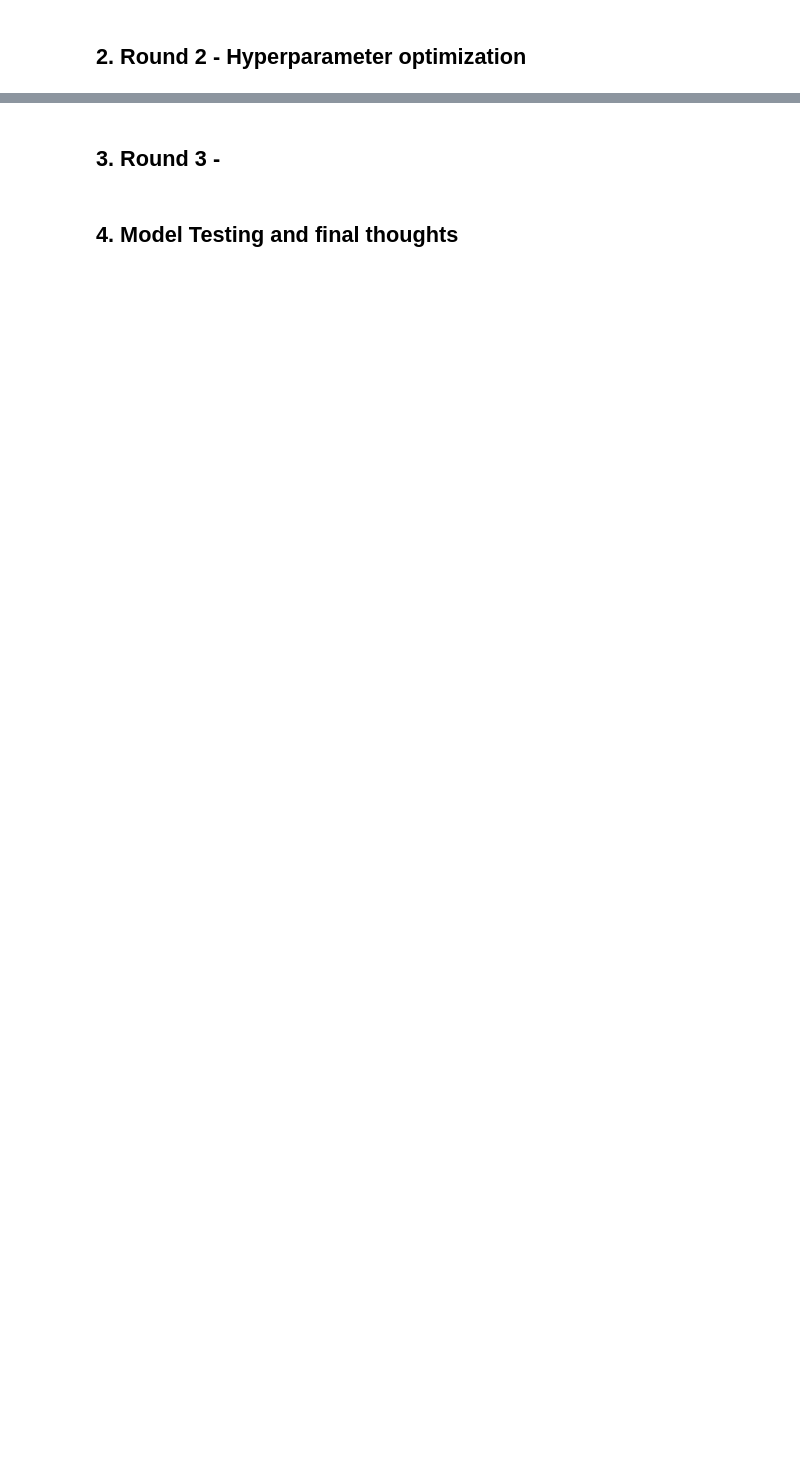
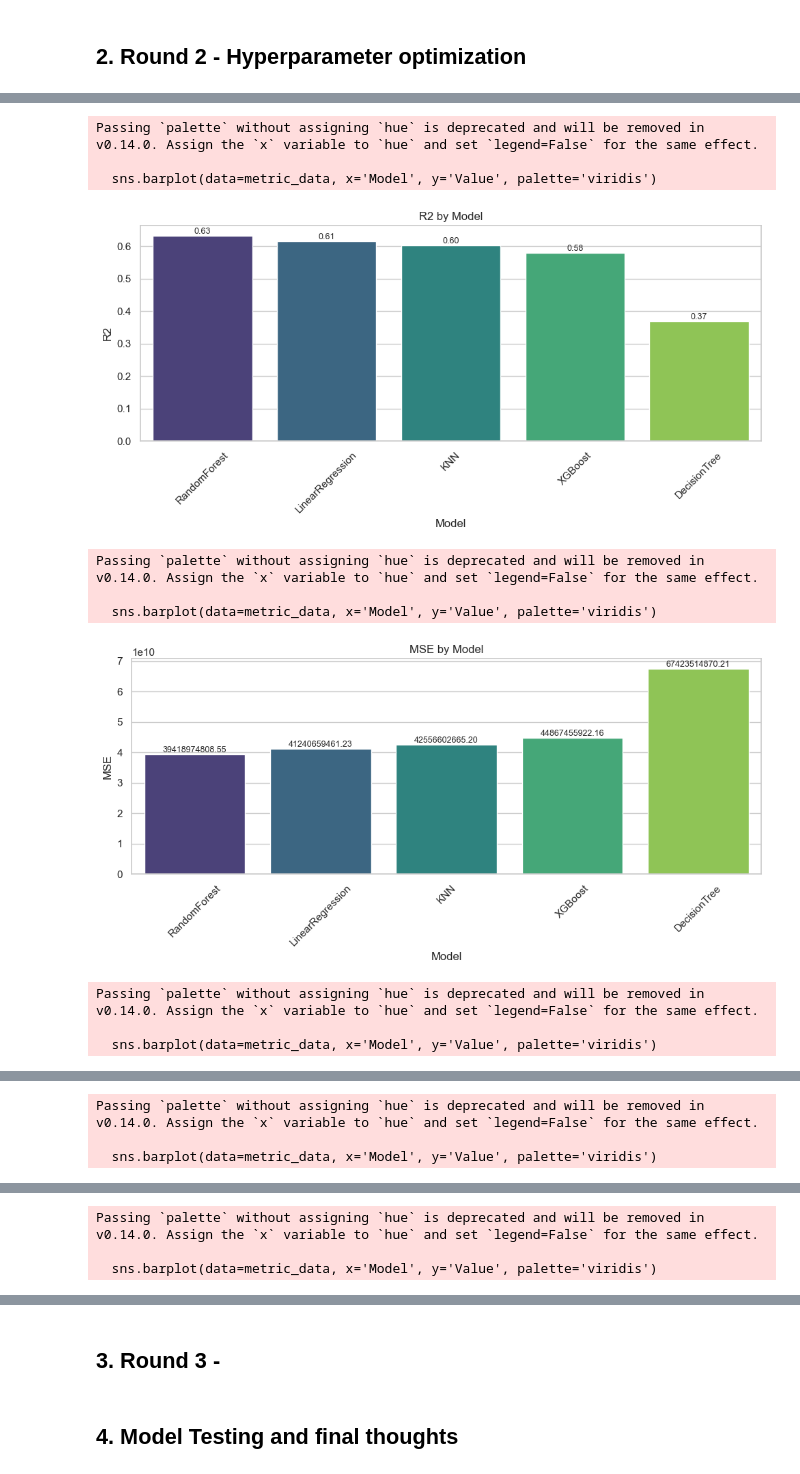
Before and after one commit to David38mk/house-price-prediction-ML, a Jupyter notebook: notebooks/Model_train_and_test.ipynb, the cells around one changed output, grey strips where cells are left out. Drawn from its saved outputs; the diff is of its cells as text; code cells hidden in the pictures; blank space fills up the shorter version.

```diff
--- a/notebooks/Model_train_and_test.ipynb
+++ b/notebooks/Model_train_and_test.ipynb
@@ -168,3 +169,39 @@ plot_predictions(models, X_test, y_test)
 [figure]
 # %% [markdown]
 ## 2. Round 2 - Hyperparameter optimization
+# %%
+def run_randomized_search(models, X_train, y_train, cv_splitter, n_iter=30):
+    """
+    Run RandomizedSearchCV on provided models and param grids,
+    return best estimators in a dict.
+
+    Args:
+        models (dict): {model_name: (estimator, param_grid)}
+        X_train, y_train: training data
+        cv_splitter: cross-validation splitter (e.g. KFold object)
+        n_iter (int): number of iterations for RandomizedSearchCV
+
+    Returns:
+        dict: best estimators keyed by model name
+    """
+    best_estimators = {}
+
+    for name, (model, params) in models.items():
+        print(f"Running RandomizedSearchCV for {name}...")
+        search = RandomizedSearchCV(
+            estimator=model,
+            param_distributions=params,
+            n_iter=n_iter,
+            scoring='neg_mean_squared_error',
+            cv=cv_splitter,
+            random_state=42,
+            n_jobs=-1,
+            verbose=1
+        )
+        search.fit(X_train, y_train)
+        best_estimators[name] = search.best_estimator_
+
+        print(f"Best score (neg MSE) for {name}: {search.best_score_:.4f}")
+        print(f"Best estimator for {name}:\n{search.best_estimator_}\n")
+
+    return best_estimators
@@ -170,0 +333,14 @@ plot_predictions(models, X_test, y_test)
+# %%
+visualize_results(evaluate_model(best_estimators, X_val, y_val))
+# %% [output]
+Passing `palette` without assigning `hue` is deprecated and will be removed in v0.14.0. Assign the `x` variable to `hue` and set `legend=False` for the same effect.
+
+  sns.barplot(data=metric_data, x='Model', y='Value', palette='viridis')
+[figure, added]
+Passing `palette` without assigning `hue` is deprecated and will be removed in v0.14.0. Assign the `x` variable to `hue` and set `legend=False` for the same effect.
+
+  sns.barplot(data=metric_data, x='Model', y='Value', palette='viridis')
+[figure, added]
+Passing `palette` without assigning `hue` is deprecated and will be removed in v0.14.0. Assign the `x` variable to `hue` and set `legend=False` for the same effect.
+
+  sns.barplot(data=metric_data, x='Model', y='Value', palette='viridis')
@@ -170,0 +348,3 @@ plot_predictions(models, X_test, y_test)
+Passing `palette` without assigning `hue` is deprecated and will be removed in v0.14.0. Assign the `x` variable to `hue` and set `legend=False` for the same effect.
+
+  sns.barplot(data=metric_data, x='Model', y='Value', palette='viridis')
@@ -170,0 +352,3 @@ plot_predictions(models, X_test, y_test)
+Passing `palette` without assigning `hue` is deprecated and will be removed in v0.14.0. Assign the `x` variable to `hue` and set `legend=False` for the same effect.
+
+  sns.barplot(data=metric_data, x='Model', y='Value', palette='viridis')
```
Also changed, not shown: parts of 4 cells of this notebook.
